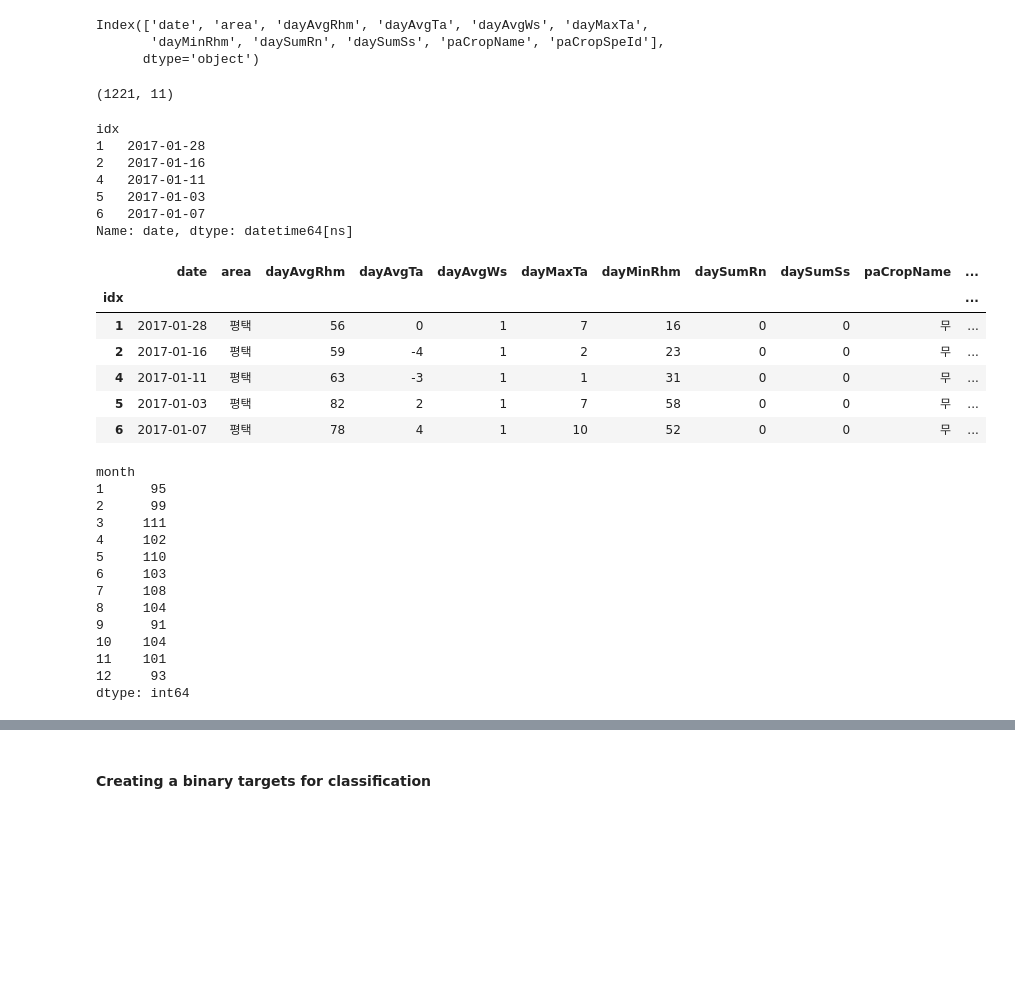
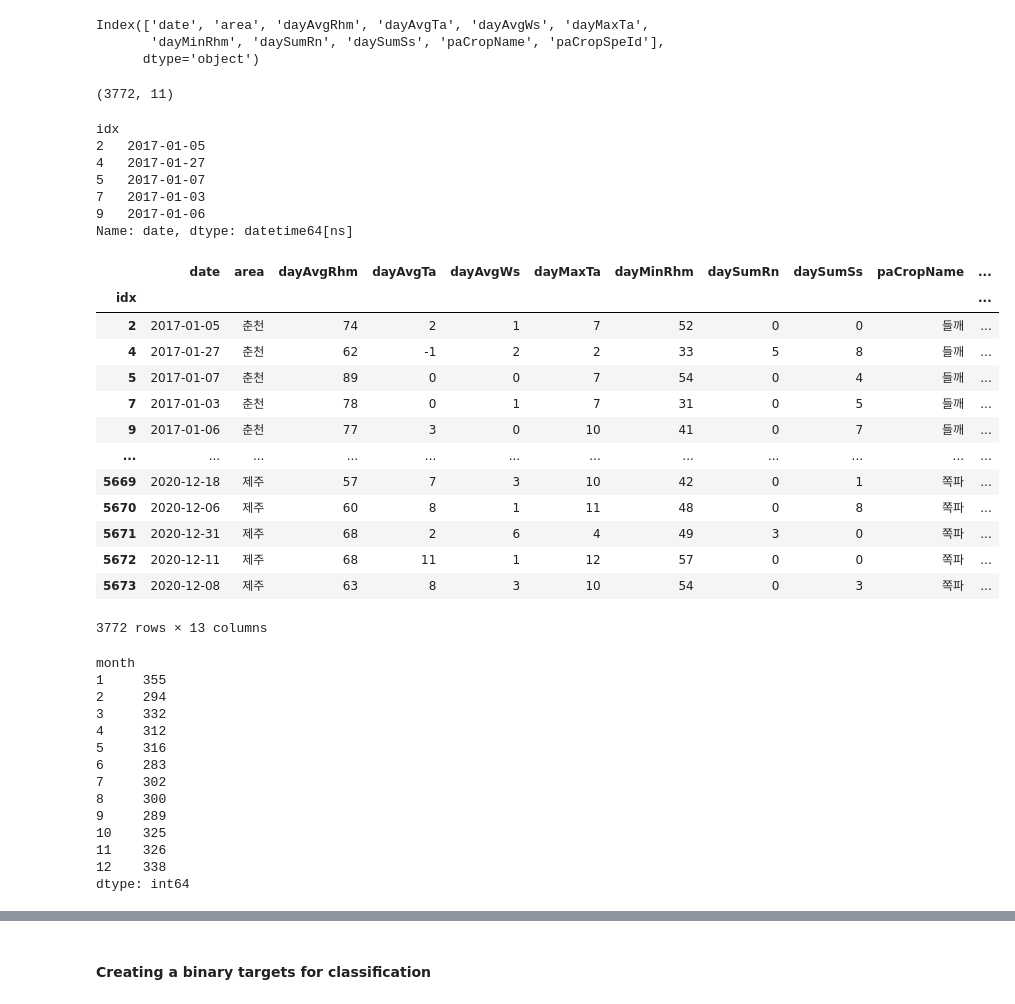
Before and after one commit to rsteam-dev/smart-farm_ML, a Jupyter notebook: BU_Smart Farm #1 무.ipynb, the cells around one changed output, grey strips where cells are left out. Cells and saved outputs as stored; diff of their text form; code cells hidden in the pictures; blank space fills up the shorter version.

```diff
--- a/BU_Smart Farm #1 무.ipynb
+++ b/BU_Smart Farm #1 무.ipynb
@@ -24,7 +24,8 @@ from sklearn.metrics import accuracy_score
 # Working on the data
 # %%
 # import data with panda
-data = pd.read_csv("pkt_radish.csv", engine='python', index_col = 0)
+#data = pd.read_csv("pkt_radish.csv", engine='python', index_col = 0)
+data = pd.read_csv("data_agriculture.csv", engine='python', index_col = 0)
 data.describe()
 # %% [output]
 |  | dayAvgRhm | dayAvgTa | dayAvgWs | dayMaxTa | dayMinRhm | daySumRn | daySumSs |
@@ -111,48 +112,55 @@ Index(['date', 'area', 'dayAvgRhm', 'dayAvgTa', 'dayAvgWs', 'dayMaxTa',
 # %%
 data_c.shape
 # %% [output]
-(1221, 11)
+(3772, 11)
 # %%
 #transform string to day time
 data_c['date'] = pd.to_datetime(data_c['date'], errors = 'coerce')
 data_c.date.head()
 # %% [output]
 idx
-1   2017-01-28
-2   2017-01-16
-4   2017-01-11
-5   2017-01-03
-6   2017-01-07
+2   2017-01-05
+4   2017-01-27
+5   2017-01-07
+7   2017-01-03
+9   2017-01-06
 Name: date, dtype: datetime64[ns]
 # %%
 # creating separate columns for month and day because
 data_c['month'] = data_c['date'].dt.month
 data_c['day'] = data_c['date'].dt.day
-data_c.head()
+data_c.head(10000)
 # %% [output]
 |  | date | area | dayAvgRhm | dayAvgTa | dayAvgWs | dayMaxTa | dayMinRhm | daySumRn | daySumSs | paCropName | ... |
 | idx |  |  |  |  |  |  |  |  |  |  | ... |
-| 1 | 2017-01-28 | 평택 | 56 | 0 | 1 | 7 | 16 | 0 | 0 | 무 | ... |
-| 2 | 2017-01-16 | 평택 | 59 | -4 | 1 | 2 | 23 | 0 | 0 | 무 | ... |
-| 4 | 2017-01-11 | 평택 | 63 | -3 | 1 | 1 | 31 | 0 | 0 | 무 | ... |
-| 5 | 2017-01-03 | 평택 | 82 | 2 | 1 | 7 | 58 | 0 | 0 | 무 | ... |
-| 6 | 2017-01-07 | 평택 | 78 | 4 | 1 | 10 | 52 | 0 | 0 | 무 | ... |
+| 2 | 2017-01-05 | 춘천 | 74 | 2 | 1 | 7 | 52 | 0 | 0 | 들깨 | ... |
+| 4 | 2017-01-27 | 춘천 | 62 | -1 | 2 | 2 | 33 | 5 | 8 | 들깨 | ... |
+| 5 | 2017-01-07 | 춘천 | 89 | 0 | 0 | 7 | 54 | 0 | 4 | 들깨 | ... |
+| 7 | 2017-01-03 | 춘천 | 78 | 0 | 1 | 7 | 31 | 0 | 5 | 들깨 | ... |
+| 9 | 2017-01-06 | 춘천 | 77 | 3 | 0 | 10 | 41 | 0 | 7 | 들깨 | ... |
+| ... | ... | ... | ... | ... | ... | ... | ... | ... | ... | ... | ... |
+| 5669 | 2020-12-18 | 제주 | 57 | 7 | 3 | 10 | 42 | 0 | 1 | 쪽파 | ... |
+| 5670 | 2020-12-06 | 제주 | 60 | 8 | 1 | 11 | 48 | 0 | 8 | 쪽파 | ... |
+| 5671 | 2020-12-31 | 제주 | 68 | 2 | 6 | 4 | 49 | 3 | 0 | 쪽파 | ... |
+| 5672 | 2020-12-11 | 제주 | 68 | 11 | 1 | 12 | 57 | 0 | 0 | 쪽파 | ... |
+| 5673 | 2020-12-08 | 제주 | 63 | 8 | 3 | 10 | 54 | 0 | 3 | 쪽파 | ... |
+3772 rows × 13 columns
 # %%
 data_c.groupby('month').size()
 # %% [output]
 month
-1      95
-2      99
-3     111
-4     102
-5     110
-6     103
-7     108
-8     104
-9      91
-10    104
-11    101
-12     93
+1     355
+2     294
+3     332
+4     312
+5     316
+6     283
+7     302
+8     300
+9     289
+10    325
+11    326
+12    338
 dtype: int64
 # %%
 data_c.groupby('day').size()
```
Also changed, not shown: parts of 43 cells of this notebook.
